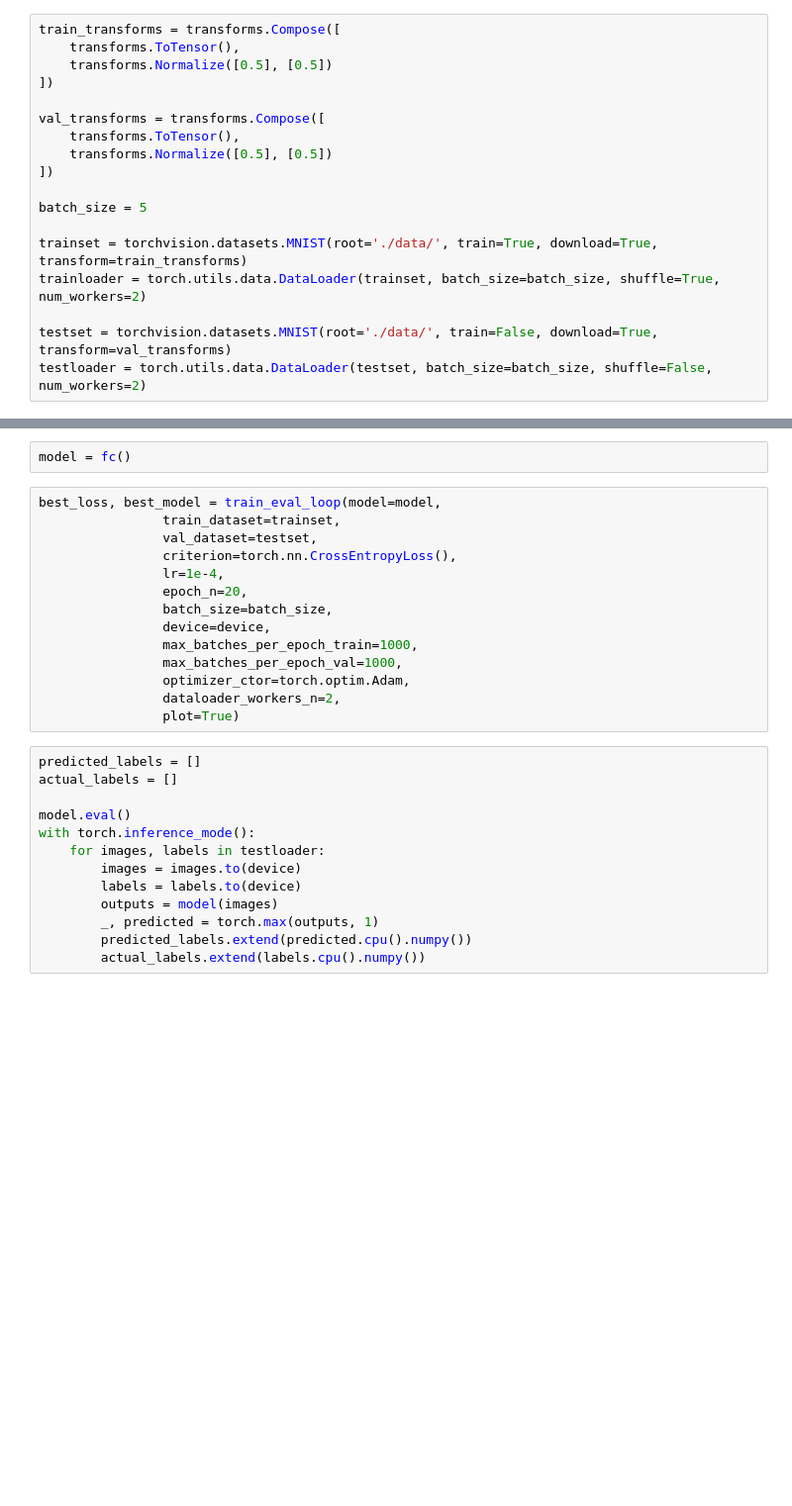
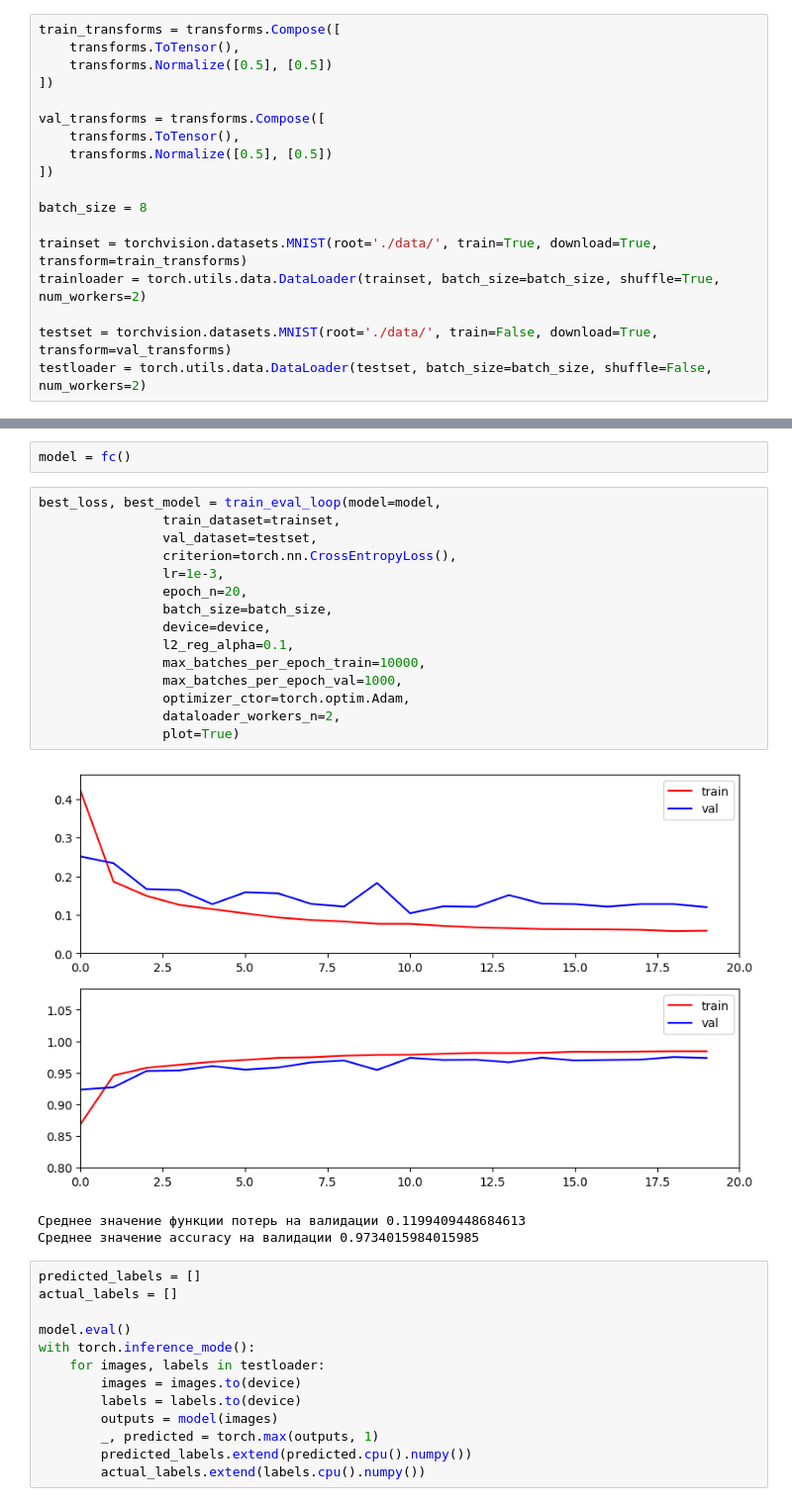
Before and after one commit to Toothless-1/ML, a Jupyter notebook: DL1.ipynb, the cells around one changed output, grey strips where cells are left out. Shown at 99% size. Saved outputs shown, nothing was run; the diff lists cells and outputs as text; blank space fills up the shorter version.

```diff
--- a/DL1.ipynb
+++ b/DL1.ipynb
@@ -34,7 +34,7 @@ val_transforms = transforms.Compose([
     transforms.Normalize([0.5], [0.5])
 ])
 
-batch_size = 5
+batch_size = 8
 
 trainset = torchvision.datasets.MNIST(root='./data/', train=True, download=True, transform=train_transforms)
 trainloader = torch.utils.data.DataLoader(trainset, batch_size=batch_size, shuffle=True, num_workers=2)
@@ -336,17 +339,22 @@ model = fc()
 # %%
 best_loss, best_model = train_eval_loop(model=model,
                 train_dataset=trainset,
                 val_dataset=testset,
                 criterion=torch.nn.CrossEntropyLoss(),
-                lr=1e-4,
+                lr=1e-3,
                 epoch_n=20,
                 batch_size=batch_size,
                 device=device,
-                max_batches_per_epoch_train=1000,
+                l2_reg_alpha=0.1,
+                max_batches_per_epoch_train=10000,
                 max_batches_per_epoch_val=1000,
                 optimizer_ctor=torch.optim.Adam,
                 dataloader_workers_n=2,
                 plot=True)
+# %% [output]
+[figure, added]
+Среднее значение функции потерь на валидации 0.1199409448684613
+Среднее значение accuracy на валидации 0.9734015984015985
 # %%
 predicted_labels = []
 actual_labels = []
```
Also changed, not shown: parts of 4 cells of this notebook.
